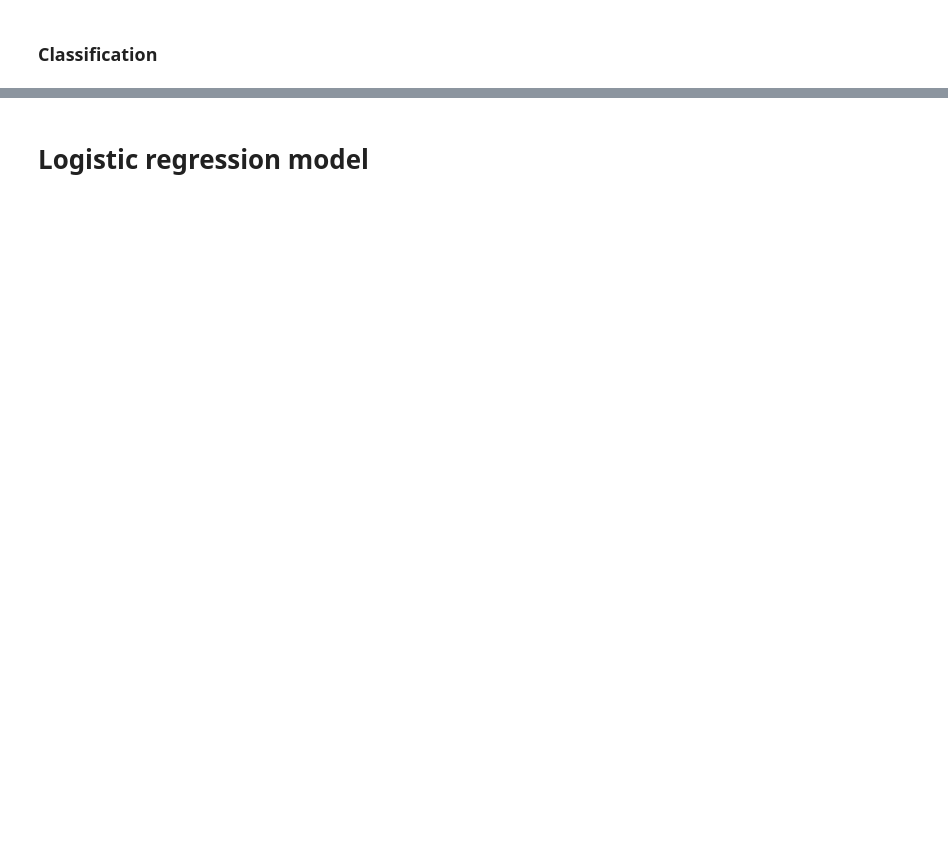
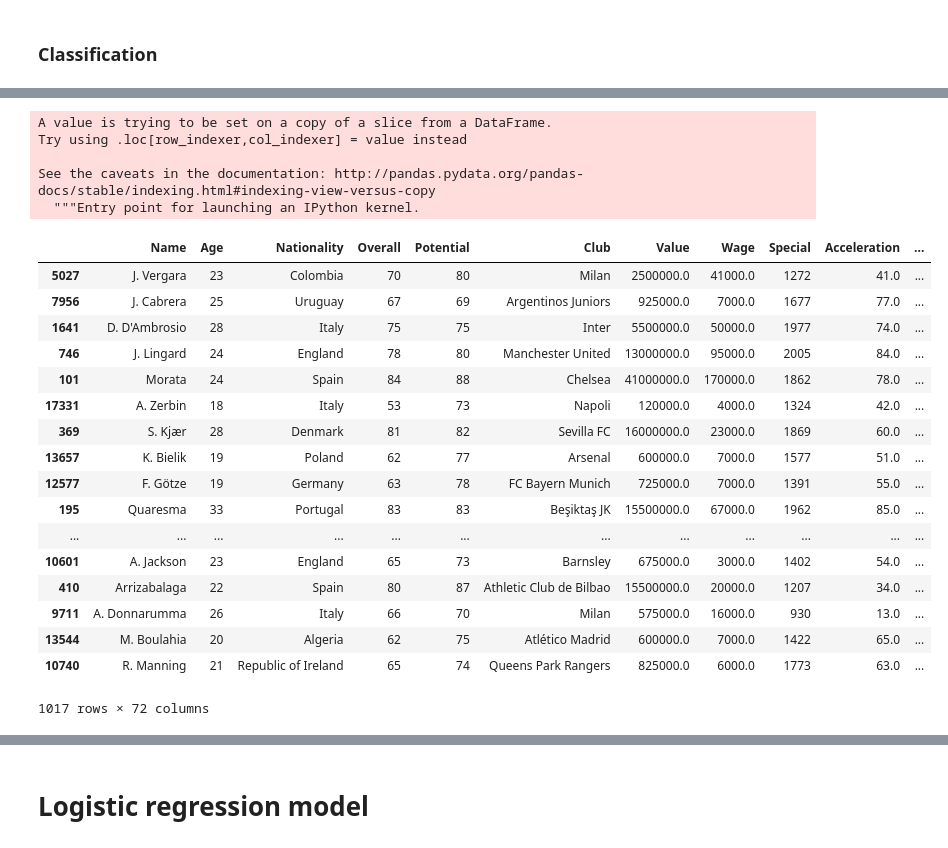
Before and after one commit to mssalvador/Fifa2018, a Jupyter notebook: Teknisk Tirsdag Tutorial (Supervised).ipynb, the cells around one changed output, grey strips where cells are left out. Drawn from its saved outputs; the diff is of its cells as text; code cells hidden in the pictures; blank space fills up the shorter version.

```diff
--- a/Teknisk Tirsdag Tutorial (Supervised).ipynb
+++ b/Teknisk Tirsdag Tutorial (Supervised).ipynb
@@ -112,2 +147,27 @@ plt.show()
 # %%
-df['label'] = df['Club'].isin(desired_clubs).astype(int)
+training_df['label'] = training_df['Club'].isin(topklub_set.Club).astype(int)
+training_df
+# %% [output]
+A value is trying to be set on a copy of a slice from a DataFrame.
+Try using .loc[row_indexer,col_indexer] = value instead
+
+See the caveats in the documentation: http://pandas.pydata.org/pandas-docs/stable/indexing.html#indexing-view-versus-copy
+  """Entry point for launching an IPython kernel.
+|  | Name | Age | Nationality | Overall | Potential | Club | Value | Wage | Special | Acceleration | ... |
+| 5027 | J. Vergara | 23 | Colombia | 70 | 80 | Milan | 2500000.0 | 41000.0 | 1272 | 41.0 | ... |
+| 7956 | J. Cabrera | 25 | Uruguay | 67 | 69 | Argentinos Juniors | 925000.0 | 7000.0 | 1677 | 77.0 | ... |
+| 1641 | D. D'Ambrosio | 28 | Italy | 75 | 75 | Inter | 5500000.0 | 50000.0 | 1977 | 74.0 | ... |
+| 746 | J. Lingard | 24 | England | 78 | 80 | Manchester United | 13000000.0 | 95000.0 | 2005 | 84.0 | ... |
+| 101 | Morata | 24 | Spain | 84 | 88 | Chelsea | 41000000.0 | 170000.0 | 1862 | 78.0 | ... |
+| 17331 | A. Zerbin | 18 | Italy | 53 | 73 | Napoli | 120000.0 | 4000.0 | 1324 | 42.0 | ... |
+| 369 | S. Kjær | 28 | Denmark | 81 | 82 | Sevilla FC | 16000000.0 | 23000.0 | 1869 | 60.0 | ... |
+| 13657 | K. Bielik | 19 | Poland | 62 | 77 | Arsenal | 600000.0 | 7000.0 | 1577 | 51.0 | ... |
+| 12577 | F. Götze | 19 | Germany | 63 | 78 | FC Bayern Munich | 725000.0 | 7000.0 | 1391 | 55.0 | ... |
+| 195 | Quaresma | 33 | Portugal | 83 | 83 | Beşiktaş JK | 15500000.0 | 67000.0 | 1962 | 85.0 | ... |
+| ... | ... | ... | ... | ... | ... | ... | ... | ... | ... | ... | ... |
+| 10601 | A. Jackson | 23 | England | 65 | 73 | Barnsley | 675000.0 | 3000.0 | 1402 | 54.0 | ... |
+| 410 | Arrizabalaga | 22 | Spain | 80 | 87 | Athletic Club de Bilbao | 15500000.0 | 20000.0 | 1207 | 34.0 | ... |
+| 9711 | A. Donnarumma | 26 | Italy | 66 | 70 | Milan | 575000.0 | 16000.0 | 930 | 13.0 | ... |
+| 13544 | M. Boulahia | 20 | Algeria | 62 | 75 | Atlético Madrid | 600000.0 | 7000.0 | 1422 | 65.0 | ... |
+| 10740 | R. Manning | 21 | Republic of Ireland | 65 | 74 | Queens Park Rangers | 825000.0 | 6000.0 | 1773 | 63.0 | ... |
+1017 rows × 72 columns
```
Also changed, not shown: parts of 38 cells of this notebook.
